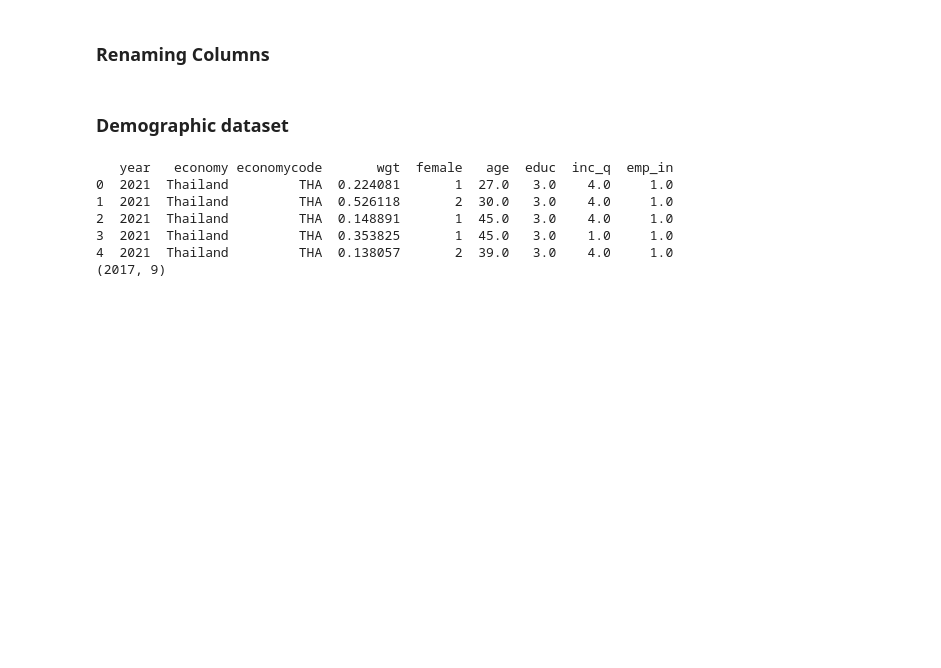
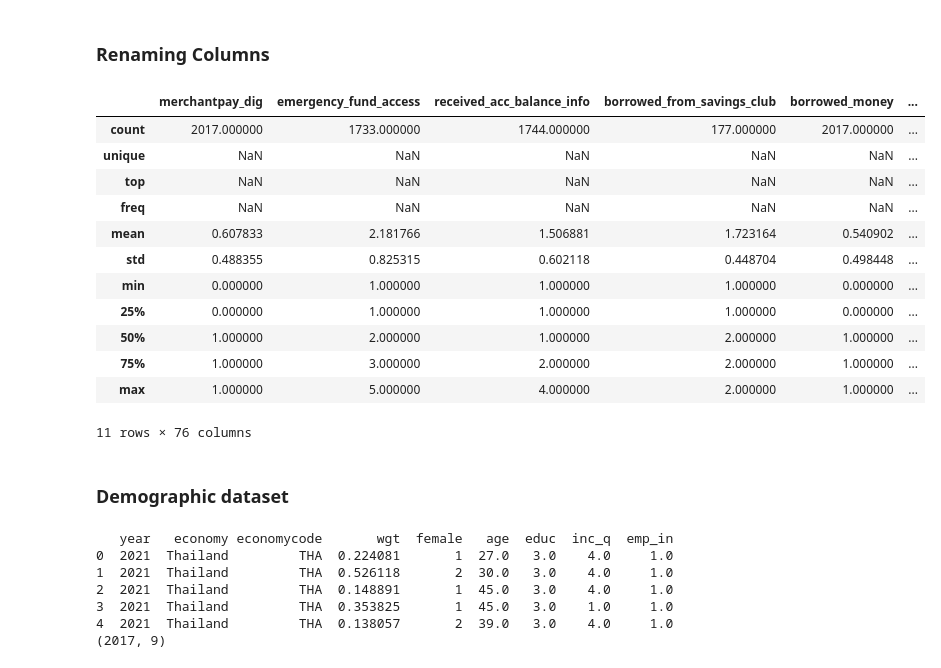
Before and after one commit to ArslanAmanov/Finance, a Jupyter notebook: QuantAnalyses/QME_term_project/EDA.ipynb, the cells around one changed output. Cells and saved outputs as stored; diff of their text form; code cells hidden in the pictures; blank space fills up the shorter version.

```diff
--- a/QuantAnalyses/QME_term_project/EDA.ipynb
+++ b/QuantAnalyses/QME_term_project/EDA.ipynb
@@ -163,3 +227,21 @@ Index(['inc_q', 'fin33', 'fin11b', 'anydigpayment', 'fin37', 'fin11_1',
+# %%
+# print(df_common_renamed.columns)
+# df_common_renamed.head()
+df_common_renamed.describe(include='all')
+# %% [output]
+|  | merchantpay_dig | emergency_fund_access | received_acc_balance_info | borrowed_from_savings_club | borrowed_money | ... |
+| count | 2017.000000 | 1733.000000 | 1744.000000 | 177.000000 | 2017.000000 | ... |
+| unique | NaN | NaN | NaN | NaN | NaN | ... |
+| top | NaN | NaN | NaN | NaN | NaN | ... |
+| freq | NaN | NaN | NaN | NaN | NaN | ... |
+| mean | 0.607833 | 2.181766 | 1.506881 | 1.723164 | 0.540902 | ... |
+| std | 0.488355 | 0.825315 | 0.602118 | 0.448704 | 0.498448 | ... |
+| min | 0.000000 | 1.000000 | 1.000000 | 1.000000 | 0.000000 | ... |
+| 25% | 0.000000 | 1.000000 | 1.000000 | 1.000000 | 0.000000 | ... |
+| 50% | 1.000000 | 2.000000 | 1.000000 | 2.000000 | 1.000000 | ... |
+| 75% | 1.000000 | 3.000000 | 2.000000 | 2.000000 | 1.000000 | ... |
+| max | 1.000000 | 5.000000 | 4.000000 | 2.000000 | 1.000000 | ... |
+11 rows × 76 columns
 # %% [markdown]
 ### Demographic dataset
 # %%
```
Also changed, not shown: parts of 7 cells of this notebook, 1 other file.
